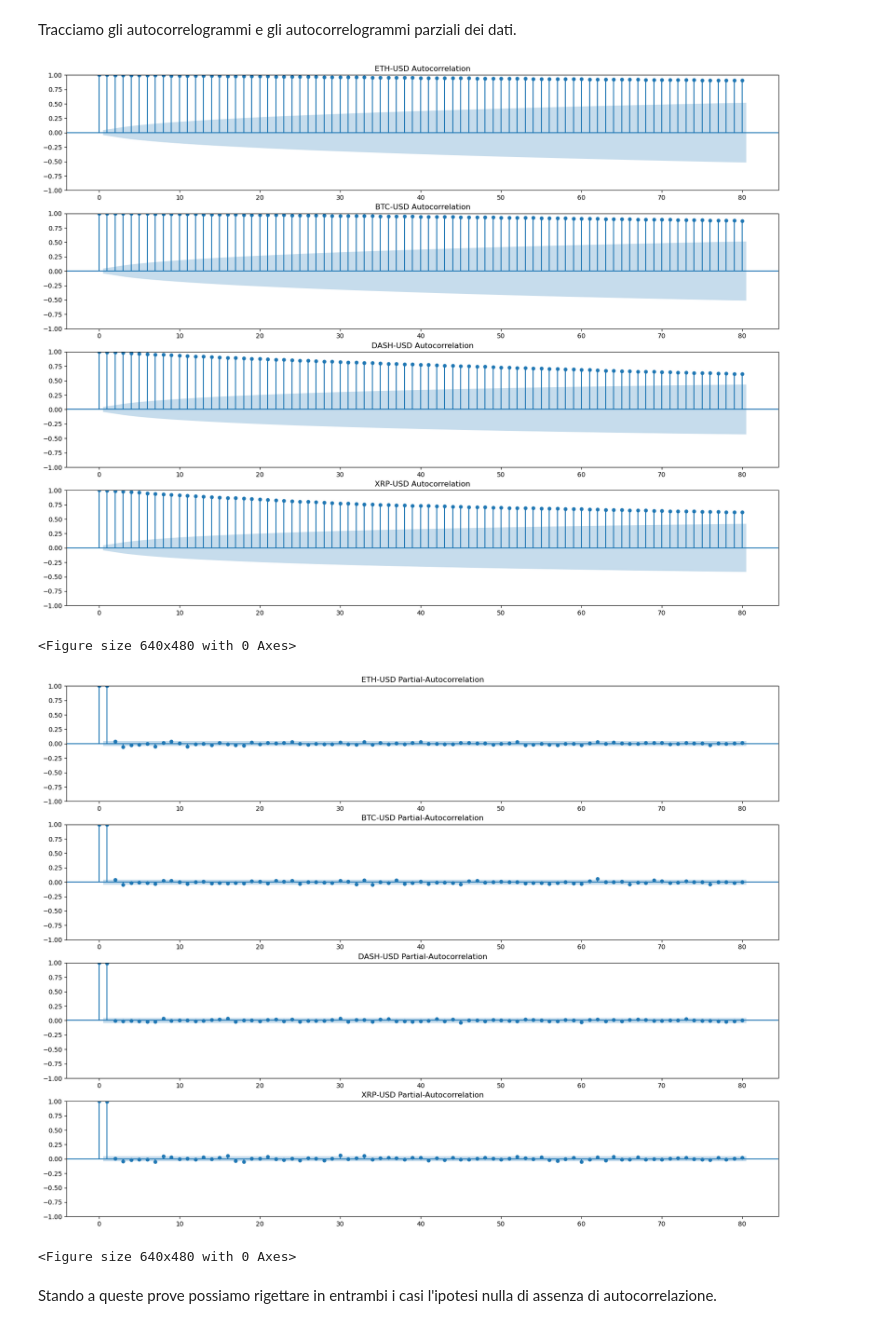
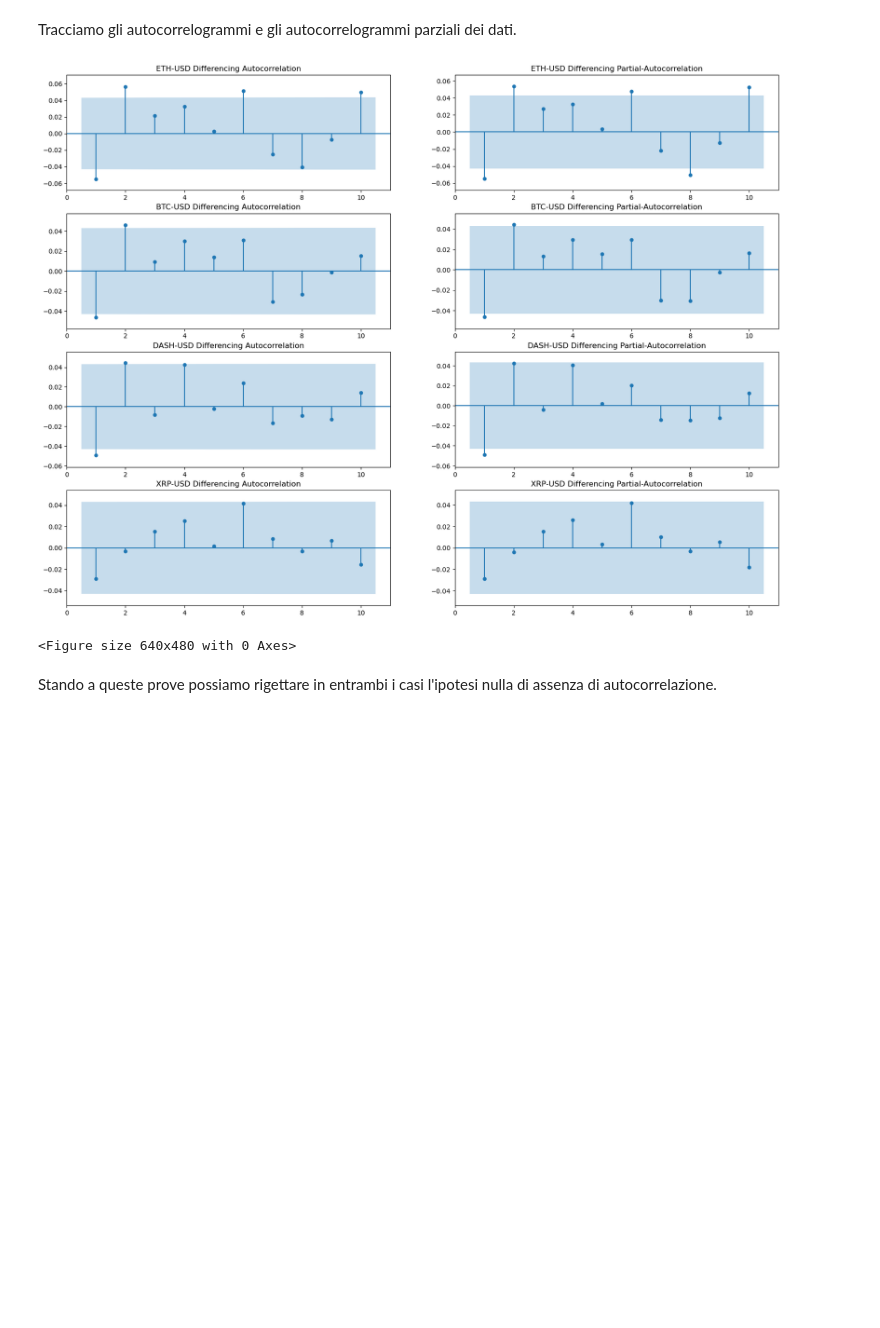
Before and after one commit to SimoneNicosanti/MPSMF_Project, a Jupyter notebook: Progetto.ipynb, the cells around one changed output. Drawn from its saved outputs; the diff is of its cells as text; code cells hidden in the pictures; blank space fills up the shorter version.

```diff
--- a/Progetto.ipynb
+++ b/Progetto.ipynb
@@ -233,7 +255,7 @@ for crypto in cryptoList :
 console = Console()
 console.print(kpssTable)
 
-adfullerTable = buildTable("Adfuller", ["Crypto", "StatValue", "pValue", "Outcome"], ["left", "right", "right", "left"])
+adfullerTable = buildTable("ADF", ["Crypto", "StatValue", "pValue", "Outcome"], ["left", "right", "right", "left"])
 for crypto in cryptoList :
     result = adfuller(cryptoDataFrameDict[crypto]["LogClosePrice"])
     adfullerStat : float = result[0]
@@ -242,6 +264,9 @@ for crypto in cryptoList :
     adfullerTable.add_row(crypto, str(adfullerStat), str(pValue), outcomeString)
 console = Console()
 console.print(adfullerTable)
+
+## TODO print(result)
+## TODO Conclusione: Trend stocastico presente ma abbastanza debole (per l'ultimo)
 # %% [output]
                      Test KPSS
 ┏━━━━━━━━━━┳━━━━━━━━━━━━━━━━━━━━┳━━━━━━━━┳━━━━━━━━━┓
@@ -404,7 +429,8 @@ for crypto in cryptoList :
     # In this case the F-statistic is preferable.
 
     # BREUSCH-PAGAN TEST
-    lmValue, lm_pvalue, fValue, f_pvalue = het_breuschpagan(fittedModel.resid, fittedModel.model.exog, not (residKurtosis > 0.05))
+    lmValue, lm_pvalue, fValue, f_pvalue = het_breuschpagan(fittedModel.resid, fittedModel.model.exog, residKurtosis > 0.05)
+
     statValue, pValue = fValue, f_pvalue
     outcomeString = "Reject" if pValue < SIGNIFICANCE_LEVEL else "Accept"
     bpTable.add_row(crypto, str(statValue), str(pValue), outcomeString)
@@ -513,26 +553,26 @@ Name: lb_pvalue, dtype: float64
 # %% [markdown]
 Tracciamo gli autocorrelogrammi e gli autocorrelogrammi parziali dei dati.
-# %%
-fig, ax = plt.subplots(figsize=(20, 15), nrows = len(cryptoList), ncols = 1)
-i = 0
-for crypto in cryptoList :
-    plot_acf(x = cryptoDataFrameDict[crypto]["LogClosePrice"], ax = ax[i], lags = 80, title = crypto + " Autocorrelation")
-    i += 1
-plt.show()
-plt.clf()
-
-fig, ax = plt.subplots(figsize=(20, 15), nrows = len(cryptoList), ncols = 1)
-i = 0
-for crypto in cryptoList :
-    plot_pacf(x = cryptoDataFrameDict[crypto]["LogClosePrice"], ax = ax[i], lags = 80, title = crypto + " Partial-Autocorrelation")
-    i += 1
-plt.show()
-plt.clf()
-# %% [output]
-[figure, removed]
-<Figure size 640x480 with 0 Axes>
-[figure, removed]
-<Figure size 640x480 with 0 Axes>
+# %%
+N_LAGS = 10
+
+fig, ax = plt.subplots(figsize=(20, 15), nrows = len(cryptoList), ncols = 2)
+i = 0
+for crypto in cryptoList :
+    axs[i].set_xticks(np.arange(0, N_LAGS, 1))
+    axs[i].set_xticklabels(np.arange(0, N_LAGS, 1))
+    plot_acf(x = differencingDict[crypto], ax = ax[i][0], lags = N_LAGS, title = crypto + " Differencing Autocorrelation", zero = False, auto_ylims = True)
+    i += 1
+
+i = 0
+for crypto in cryptoList :
+    plot_pacf(x = differencingDict[crypto], ax = ax[i][1], lags = N_LAGS, title = crypto + " Differencing Partial-Autocorrelation", zero = False, auto_ylims = True)
+    i += 1
+
+plt.show()
+plt.clf()
+# %% [output]
+[figure, added]
+<Figure size 640x480 with 0 Axes>
 # %% [markdown]
 Stando a queste prove possiamo rigettare in entrambi i casi l'ipotesi nulla di assenza di autocorrelazione.
 # %% [markdown]
```
Also changed, not shown: parts of 10 cells of this notebook.
